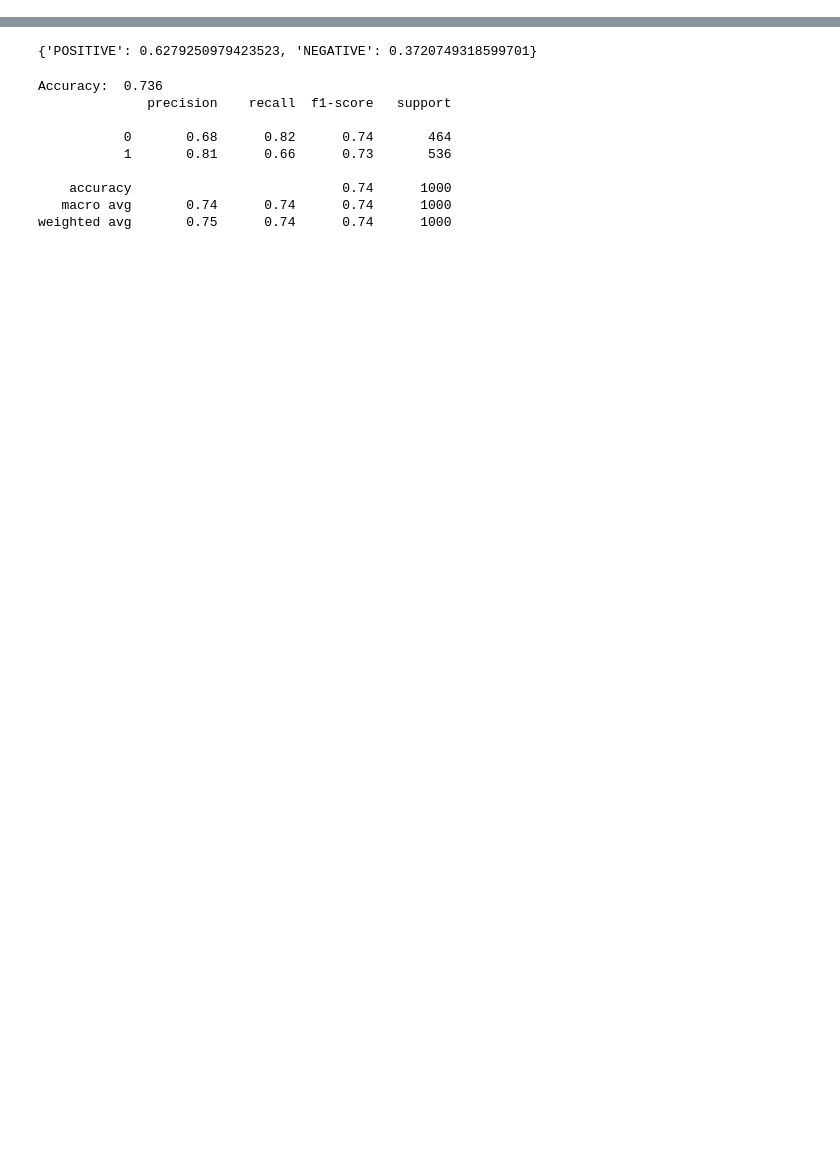
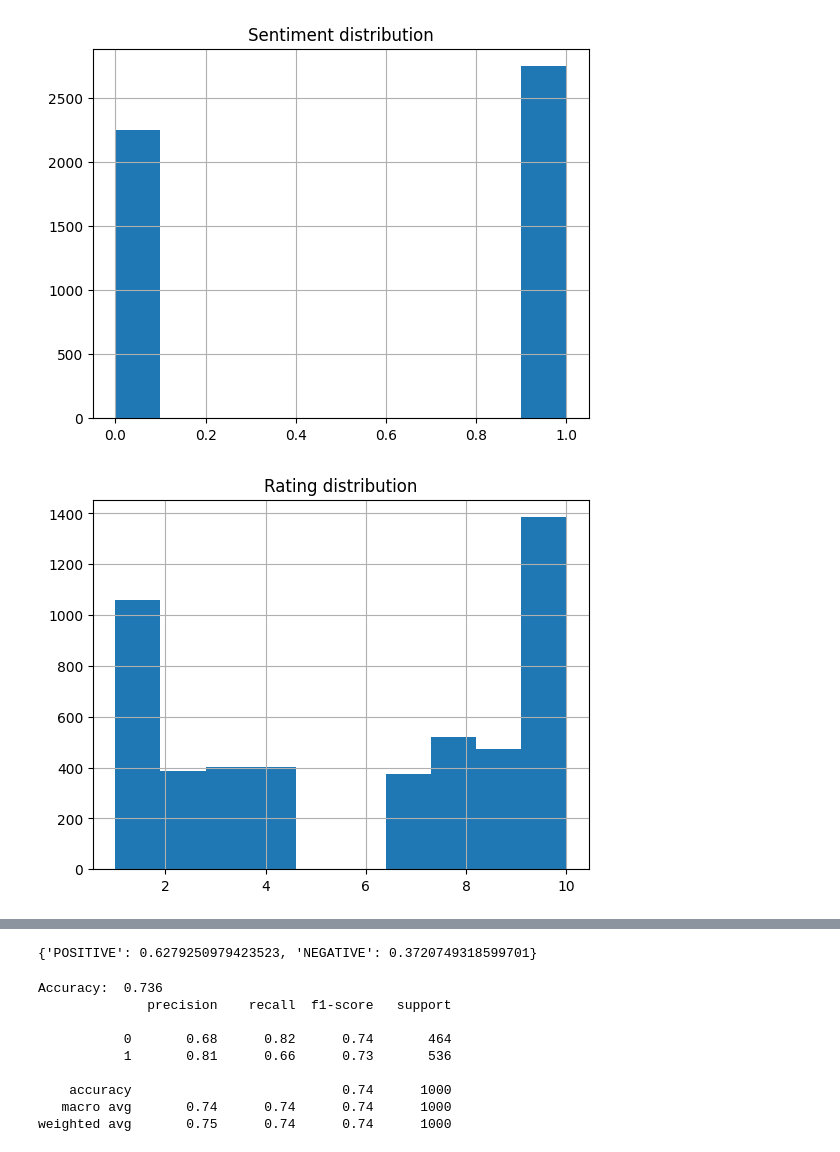
Before and after one commit to NilBiescas/NLP, a Jupyter notebook: exercises_day5/exercises5.ipynb, the cells around one changed output, grey strips where cells are left out. Saved outputs shown, nothing was run; the diff lists cells and outputs as text; code cells hidden in the pictures; blank space fills up the shorter version.

```diff
--- a/exercises_day5/exercises5.ipynb
+++ b/exercises_day5/exercises5.ipynb
@@ -87,0 +50,19 @@ Counter({'movie': 3349,
+# %%
+SA_dataset["Sentiment"].hist()
+plt.title('Sentiment distribution')
+plt.show()
+
+SA_dataset["Rating"].hist()
+plt.title('Rating distribution')
+plt.show()
+
+SA_dataset["Review"].str.len().hist()
+plt.title('Review length distribution (characters)')
+plt.show()
+
+SA_dataset["Review"].str.split().apply(len).hist()
+plt.title('Review length distribution (words)')
+plt.show()
+# %% [output]
+[figure, added]
+[figure, added]
```
Also changed, not shown: parts of 42 cells of this notebook.
